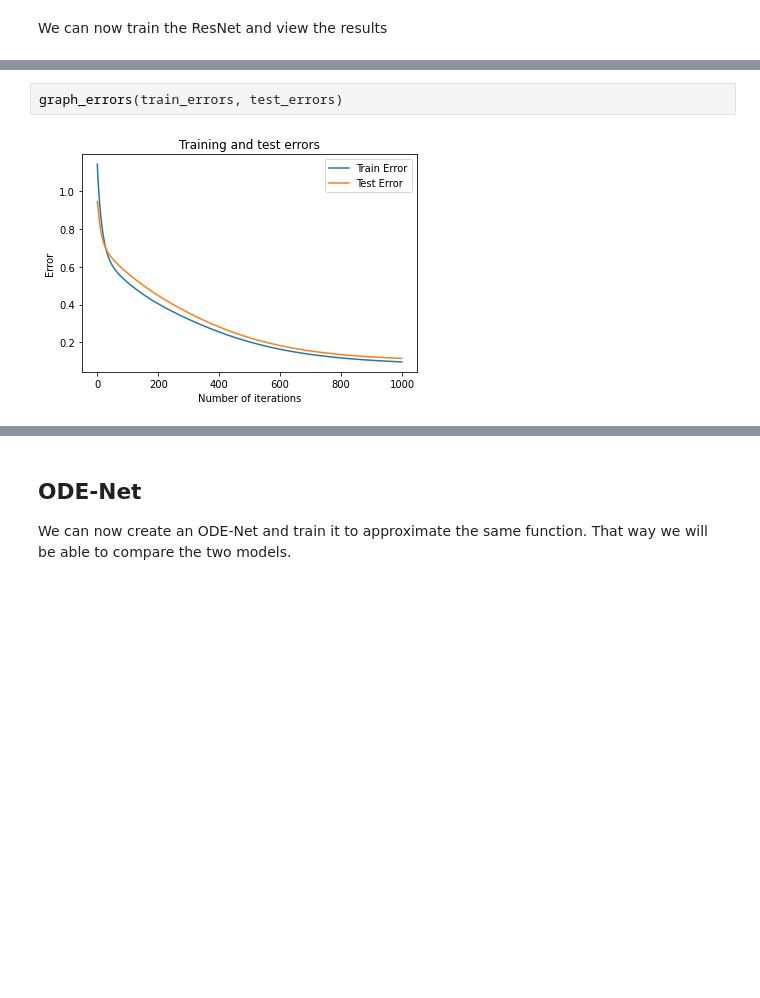
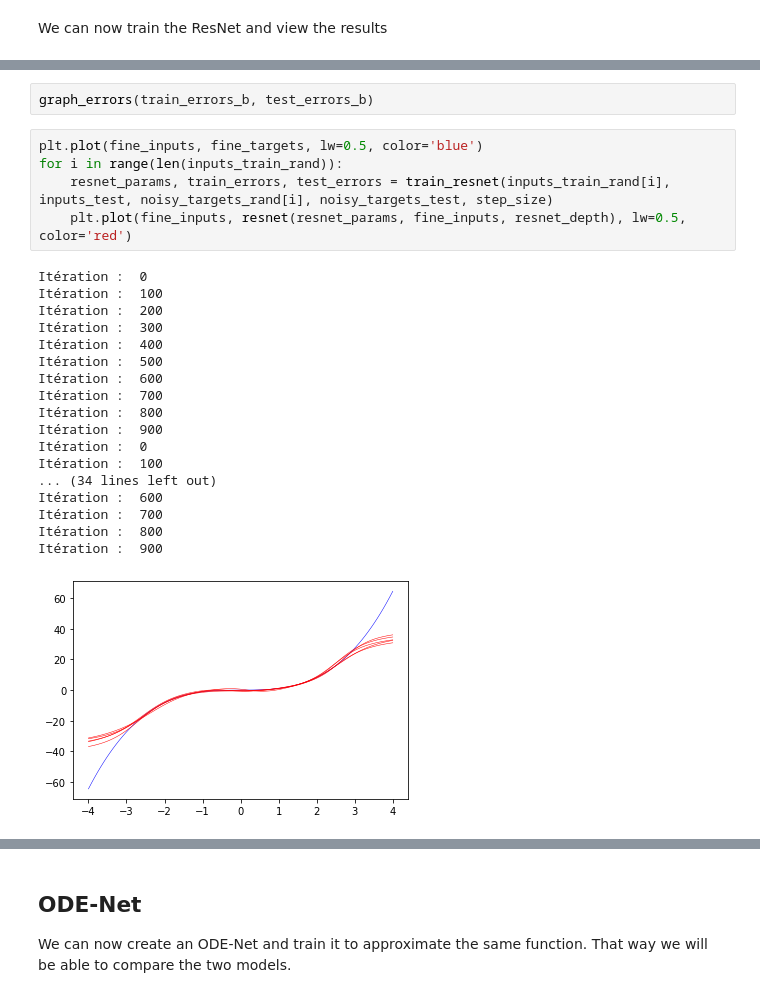
Before and after one commit to DumezErika/ProjetMachineLearning, a Jupyter notebook: implementation/Function Approximation/approx_func.ipynb, the cells around one changed output, grey strips where cells are left out. Saved outputs shown, nothing was run; the diff lists cells and outputs as text; blank space fills up the shorter version.

```diff
--- a/implementation/Function Approximation/approx_func.ipynb
+++ b/implementation/Function Approximation/approx_func.ipynb
@@ -163,4 +170,26 @@ Itération :  900
-# %%
-graph_errors(train_errors, test_errors)
-# %% [output]
-[figure, removed]
+# %%
+graph_errors(train_errors_b, test_errors_b)
+# %%
+plt.plot(fine_inputs, fine_targets, lw=0.5, color='blue')
+for i in range(len(inputs_train_rand)):
+    resnet_params, train_errors, test_errors = train_resnet(inputs_train_rand[i], inputs_test, noisy_targets_rand[i], noisy_targets_test, step_size)
+    plt.plot(fine_inputs, resnet(resnet_params, fine_inputs, resnet_depth), lw=0.5, color='red')
+# %% [output]
+Itération :  0
+Itération :  100
+Itération :  200
+Itération :  300
+Itération :  400
+Itération :  500
+Itération :  600
+Itération :  700
+Itération :  800
+Itération :  900
+Itération :  0
+Itération :  100
+... (34 lines left out)
+Itération :  600
+Itération :  700
+Itération :  800
+Itération :  900
+[figure, added]
```
Also changed, not shown: parts of 11 cells of this notebook.
